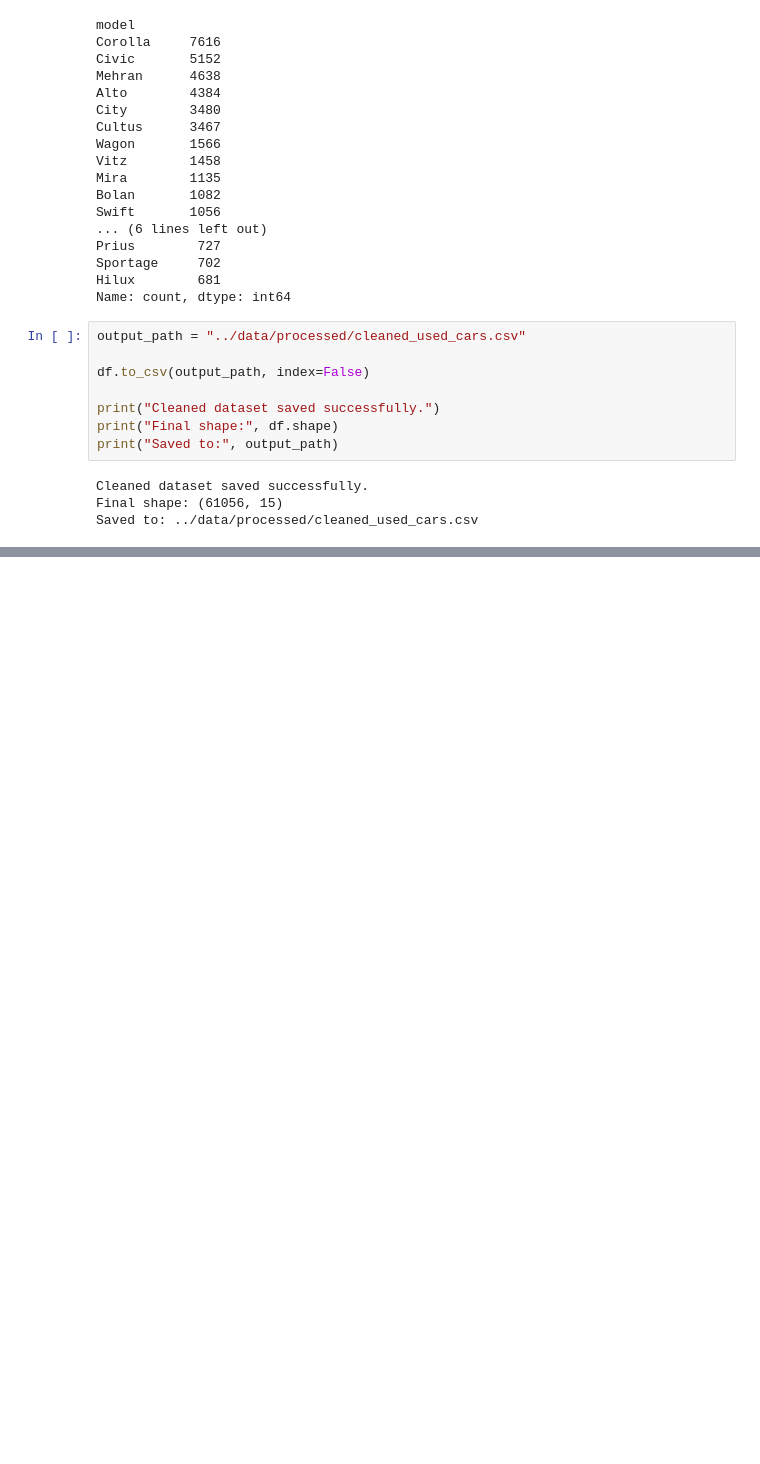
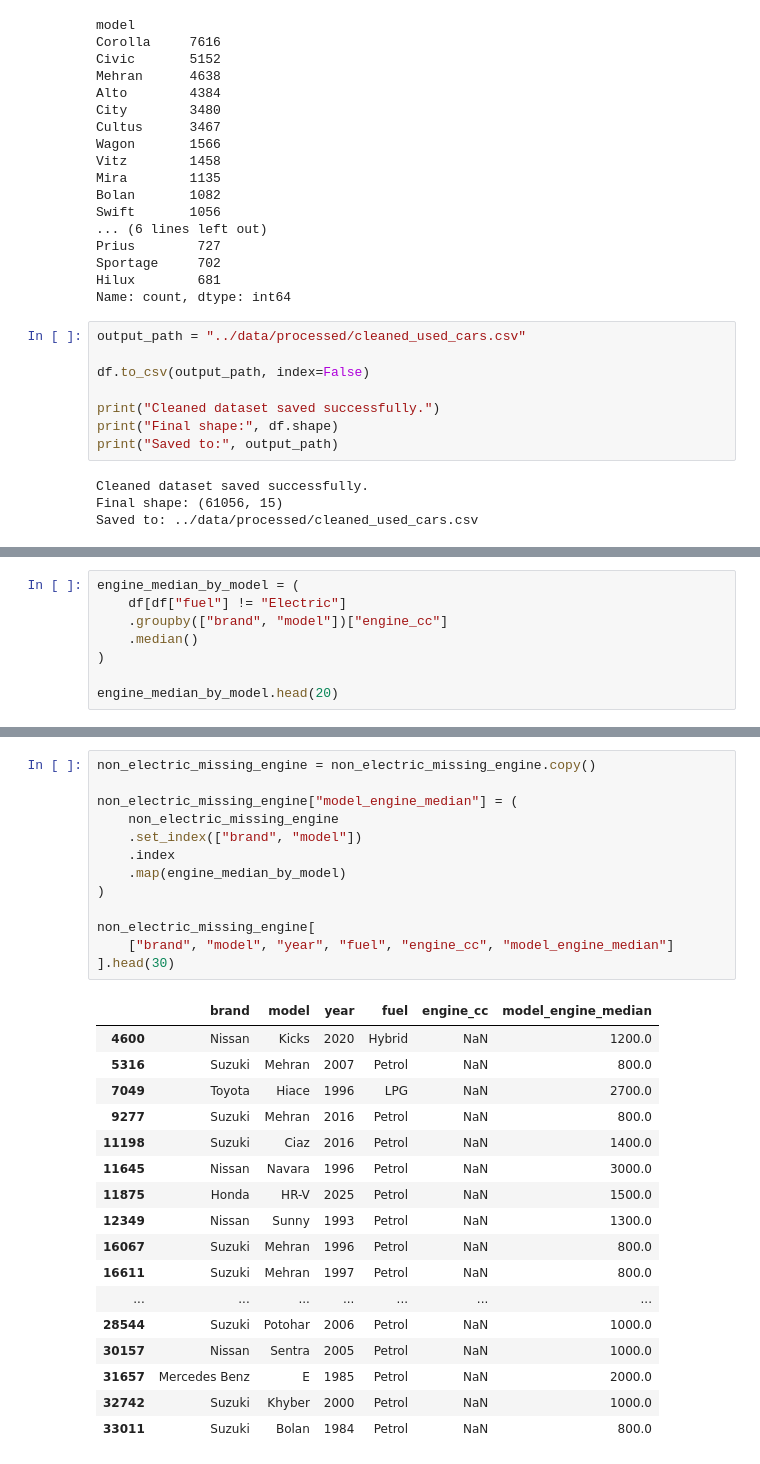
Before and after one commit to tahirsaeedtech-stack/used-car-fair-price-analyzer, a Jupyter notebook: notebooks/02_data_cleaning.ipynb, the cells around one changed output, grey strips where cells are left out. Drawn from its saved outputs; the diff is of its cells as text; blank space fills up the shorter version.

```diff
--- a/notebooks/02_data_cleaning.ipynb
+++ b/notebooks/02_data_cleaning.ipynb
@@ -525,0 +666,8 @@ Saved to: ../data/processed/cleaned_used_cars.csv
+# %%
+engine_median_by_model = (
+    df[df["fuel"] != "Electric"]
+    .groupby(["brand", "model"])["engine_cc"]
+    .median()
+)
+
+engine_median_by_model.head(20)
@@ -525,0 +692,31 @@ Saved to: ../data/processed/cleaned_used_cars.csv
+# %%
+non_electric_missing_engine = non_electric_missing_engine.copy()
+
+non_electric_missing_engine["model_engine_median"] = (
+    non_electric_missing_engine
+    .set_index(["brand", "model"])
+    .index
+    .map(engine_median_by_model)
+)
+
+non_electric_missing_engine[
+    ["brand", "model", "year", "fuel", "engine_cc", "model_engine_median"]
+].head(30)
+# %% [output]
+|  | brand | model | year | fuel | engine_cc | model_engine_median |
+| 4600 | Nissan | Kicks | 2020 | Hybrid | NaN | 1200.0 |
+| 5316 | Suzuki | Mehran | 2007 | Petrol | NaN | 800.0 |
+| 7049 | Toyota | Hiace | 1996 | LPG | NaN | 2700.0 |
+| 9277 | Suzuki | Mehran | 2016 | Petrol | NaN | 800.0 |
+| 11198 | Suzuki | Ciaz | 2016 | Petrol | NaN | 1400.0 |
+| 11645 | Nissan | Navara | 1996 | Petrol | NaN | 3000.0 |
+| 11875 | Honda | HR-V | 2025 | Petrol | NaN | 1500.0 |
+| 12349 | Nissan | Sunny | 1993 | Petrol | NaN | 1300.0 |
+| 16067 | Suzuki | Mehran | 1996 | Petrol | NaN | 800.0 |
+| 16611 | Suzuki | Mehran | 1997 | Petrol | NaN | 800.0 |
+| ... | ... | ... | ... | ... | ... | ... |
+| 28544 | Suzuki | Potohar | 2006 | Petrol | NaN | 1000.0 |
+| 30157 | Nissan | Sentra | 2005 | Petrol | NaN | 1000.0 |
+| 31657 | Mercedes Benz | E | 1985 | Petrol | NaN | 2000.0 |
+| 32742 | Suzuki | Khyber | 2000 | Petrol | NaN | 1000.0 |
+| 33011 | Suzuki | Bolan | 1984 | Petrol | NaN | 800.0 |
```
Also changed, not shown: parts of 35 cells of this notebook, 17 other files.
